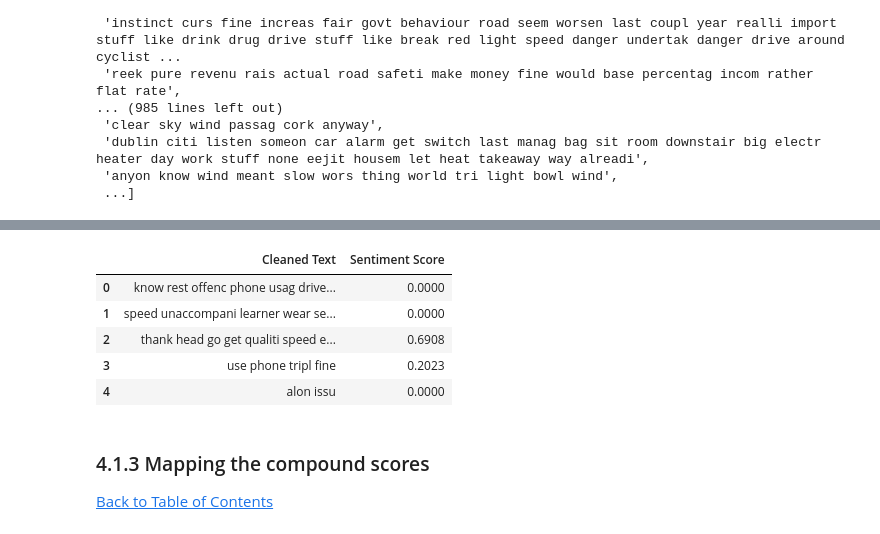
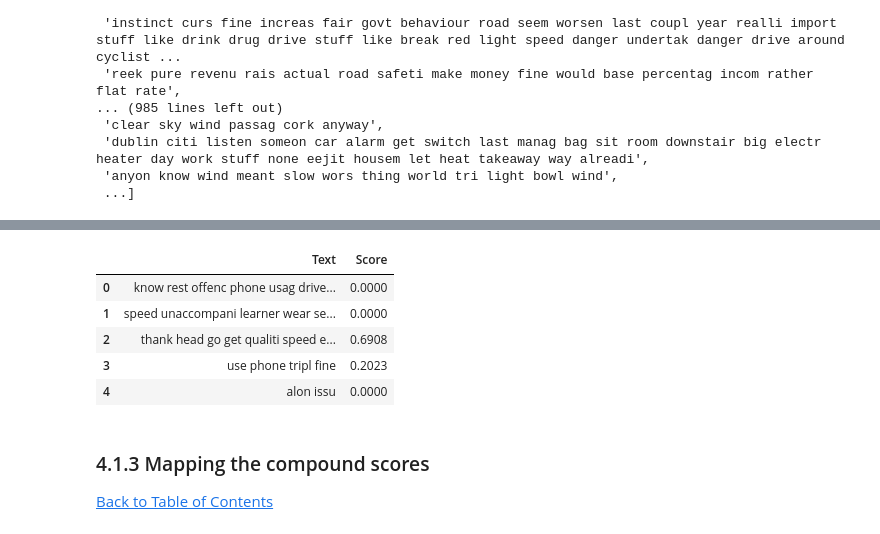
Before and after one commit to Natidhcp/CCT_MSc_DA_CA2, a Jupyter notebook: CA2.ipynb, the cells around one changed output, grey strips where cells are left out. Drawn from its saved outputs; the diff is of its cells as text; code cells hidden in the pictures.

```diff
--- a/CA2.ipynb
+++ b/CA2.ipynb
@@ -319,2 +561,6 @@ To work with 'Year' and 'Month of Year' as date let's transform them into date f
 
 [Back to Table of Contents](#0.1)
+# %%
+#Load data from previously safed csv file
+dfm = pd.read_csv('C:/Users/dmitri.iolchin/1_NAT/CA2/safety_ireland.csv')
+dfm.head()
@@ -321,5 +574,6 @@ To work with 'Year' and 'Month of Year' as date let's transform them into date f
 # %%
-
+#To work with 'Year' and 'Month of Year' as date let's transform them into date format.
+dfm['Year'] = dfm['Year'].astype(str)
 dfm['Date'] = dfm['Year'] + '-' + dfm['Month of Year']
 dfm['Date'] = pd.to_datetime(dfm['Date'],infer_datetime_format=True) #convert from string to datetime
 dfm = dfm.drop(columns=['Year', 'Month of Year'])
@@ -2770,10 +2992,10 @@ https://www.nltk.org/_modules/nltk/sentiment/vader.html
 # %%
-# Create a df to store the results
-reddit_sentiment = pd.DataFrame({'Cleaned Text': data, 'Sentiment Score': sentiment_scores})
+# store the result in the data frame "sentiment"
+sentiment = pd.DataFrame({'Text': data, 'Score': sentiment_scores})
 
-reddit_sentiment.head()
+sentiment.head()
 # %% [output]
-|  | Cleaned Text | Sentiment Score |
+|  | Text | Score |
 | 0 | know rest offenc phone usag drive... | 0.0000 |
 | 1 | speed unaccompani learner wear se... | 0.0000 |
 | 2 | thank head go get qualiti speed e... | 0.6908 |
```
Also changed, not shown: parts of 110 cells of this notebook.
